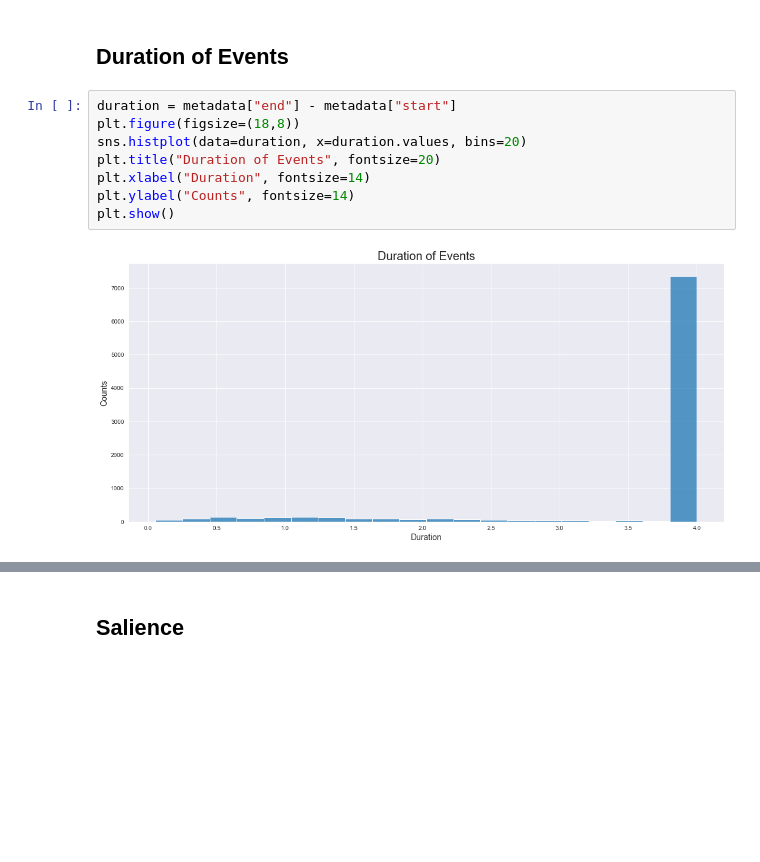
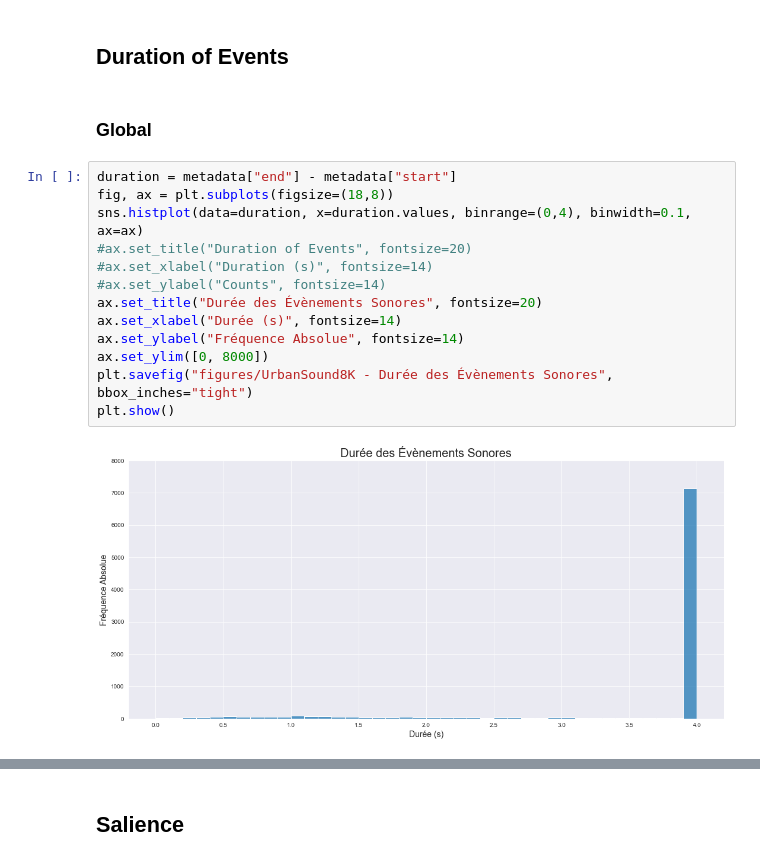
Before and after one commit to Antoine101/UrbanSound8K, a Jupyter notebook: Dataset Exploration.ipynb, the cells around one changed output, grey strips where cells are left out. Saved outputs shown, nothing was run; the diff lists cells and outputs as text; blank space fills up the shorter version.

```diff
--- a/Dataset Exploration.ipynb
+++ b/Dataset Exploration.ipynb
@@ -43,12 +46,19 @@ plt.show()
 # %% [markdown]
 ## Duration of Events
+# %% [markdown]
+### Global
 # %%
 duration = metadata["end"] - metadata["start"]
-plt.figure(figsize=(18,8))
-sns.histplot(data=duration, x=duration.values, bins=20)
-plt.title("Duration of Events", fontsize=20)
-plt.xlabel("Duration", fontsize=14)
-plt.ylabel("Counts", fontsize=14)
+fig, ax = plt.subplots(figsize=(18,8))
+sns.histplot(data=duration, x=duration.values, binrange=(0,4), binwidth=0.1, ax=ax)
+#ax.set_title("Duration of Events", fontsize=20)
+#ax.set_xlabel("Duration (s)", fontsize=14)
+#ax.set_ylabel("Counts", fontsize=14)
+ax.set_title("Durée des Évènements Sonores", fontsize=20)
+ax.set_xlabel("Durée (s)", fontsize=14)
+ax.set_ylabel("Fréquence Absolue", fontsize=14)
+ax.set_ylim([0, 8000])
+plt.savefig("figures/UrbanSound8K - Durée des Évènements Sonores", bbox_inches="tight")
 plt.show()
 # %% [output]
-[figure, old version]
+[figure, new version]
```
Also changed, not shown: parts of 6 cells of this notebook.
